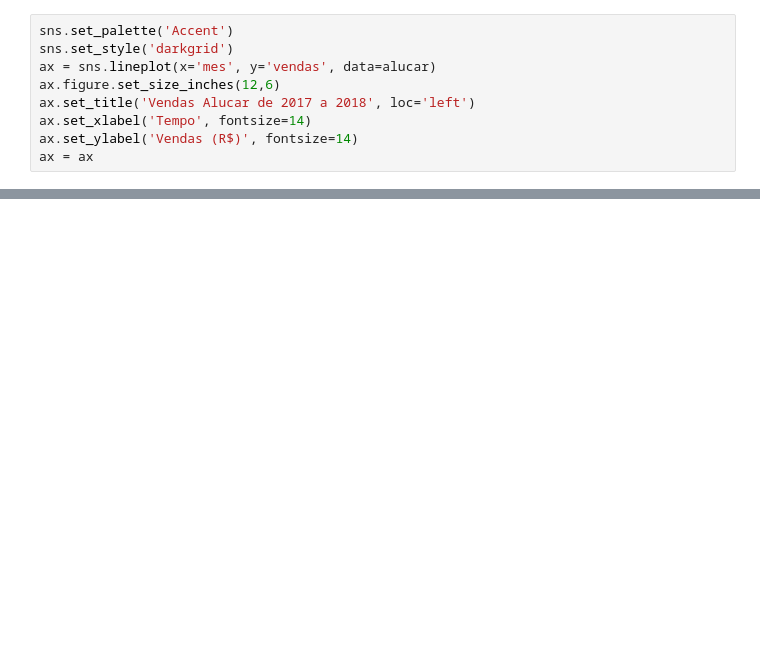
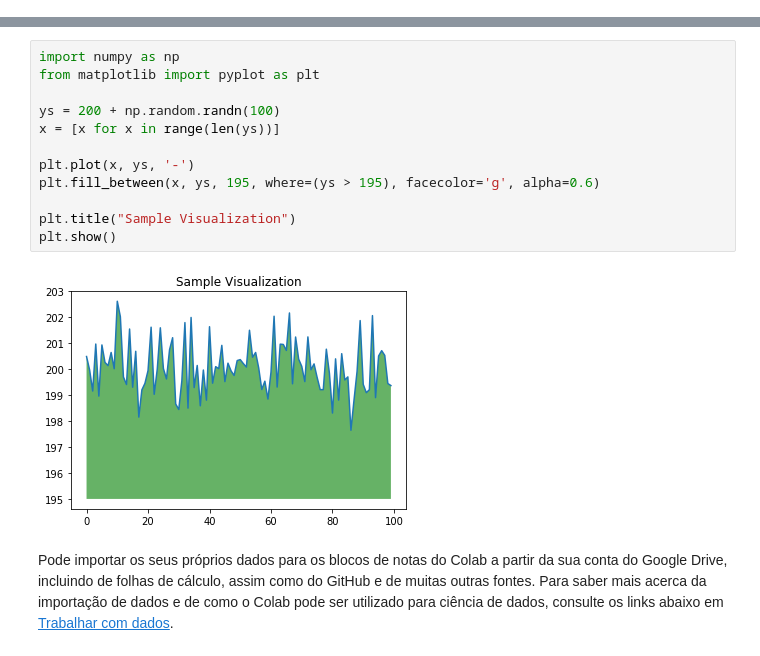
Before and after one commit to juliaoredes/AwesomeProject, a Jupyter notebook: Damos_lhe_as_boas_vindas_ao_Colaboratory.ipynb, the cells around one changed output, grey strips where cells are left out. Drawn from its saved outputs; the diff is of its cells as text; blank space fills up the shorter version.

```diff
--- a/Damos_lhe_as_boas_vindas_ao_Colaboratory.ipynb
+++ b/Damos_lhe_as_boas_vindas_ao_Colaboratory.ipynb
@@ -69,9 +2,0 @@ sns.lineplot(x='mes', y='vendas', data=alucar)
-# %%
-sns.set_palette('Accent')
-sns.set_style('darkgrid')
-ax = sns.lineplot(x='mes', y='vendas', data=alucar)
-ax.figure.set_size_inches(12,6)
-ax.set_title('Vendas Alucar de 2017 a 2018', loc='left')
-ax.set_xlabel('Tempo', fontsize=14)
-ax.set_ylabel('Vendas (R$)', fontsize=14)
-ax = ax
@@ -89,0 +71,16 @@ def plotar(titulo, labelx, labely, x, y, dataset):
+# %%
+import numpy as np
+from matplotlib import pyplot as plt
+
+ys = 200 + np.random.randn(100)
+x = [x for x in range(len(ys))]
+
+plt.plot(x, ys, '-')
+plt.fill_between(x, ys, 195, where=(ys > 195), facecolor='g', alpha=0.6)
+
+plt.title("Sample Visualization")
+plt.show()
+# %% [output]
+[figure, added]
+# %% [markdown]
+Pode importar os seus próprios dados para os blocos de notas do Colab a partir da sua conta do Google Drive, incluindo de folhas de cálculo, assim como do GitHub e de muitas outras fontes. Para saber mais acerca da importação de dados e de como o Colab pode ser utilizado para ciência de dados, consulte os links abaixo em <a href="#working-with-data">Trabalhar com dados</a>.
```
Also changed, not shown: parts of 31 cells of this notebook.
